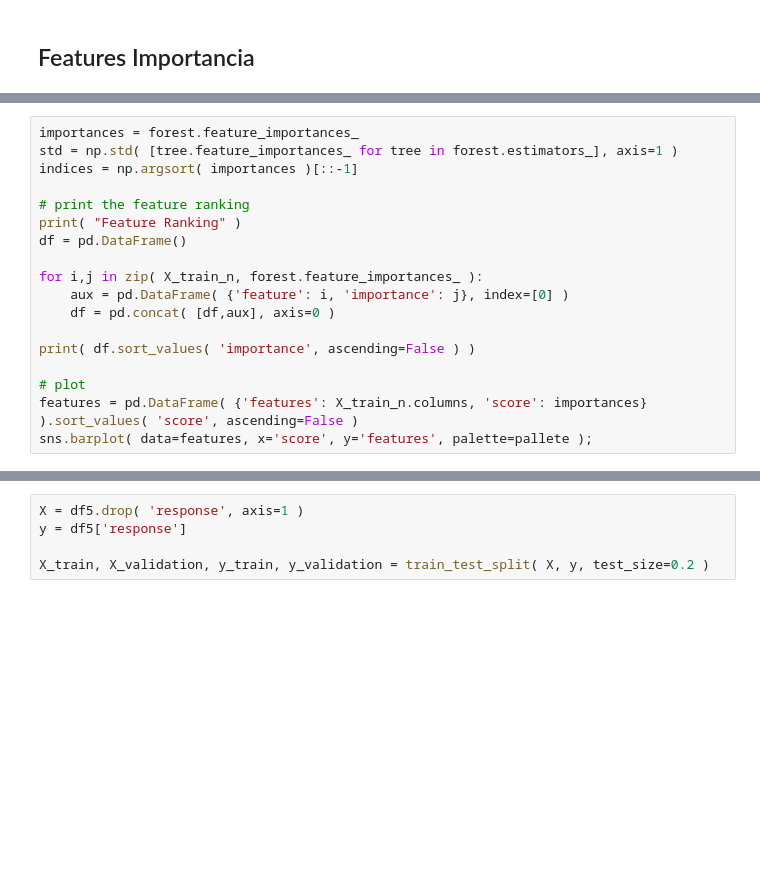
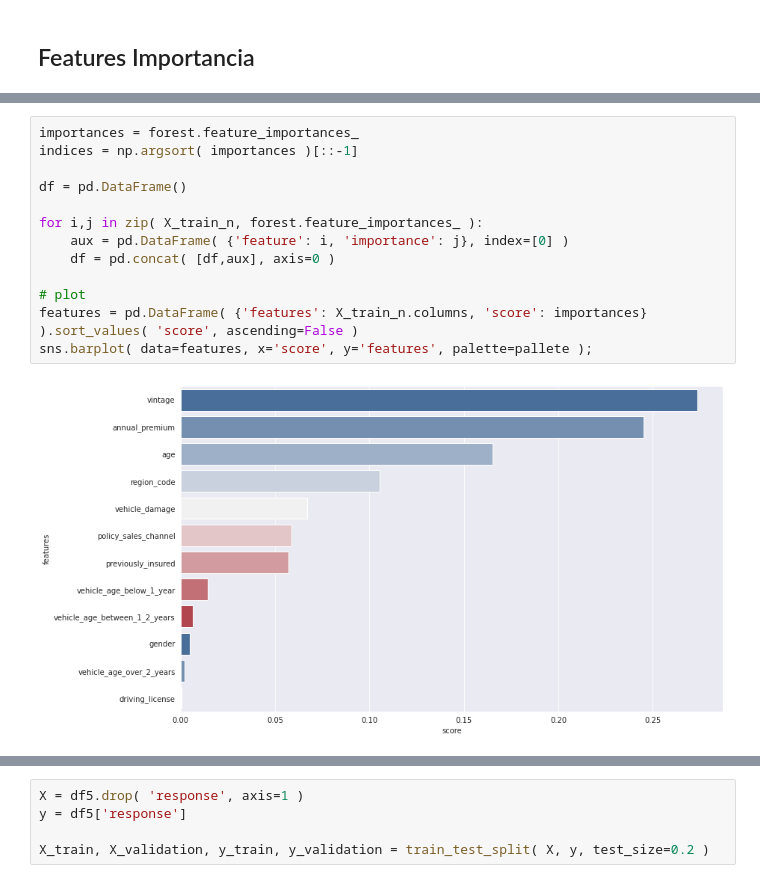
Before and after one commit to marcosvliras/health_insurance_cross_sell, a Jupyter notebook: HICross_sell.ipynb, the cells around one changed output, grey strips where cells are left out. Cells and saved outputs as stored; diff of their text form; blank space fills up the shorter version.

```diff
--- a/HICross_sell.ipynb
+++ b/HICross_sell.ipynb
@@ -811,18 +811,15 @@ KeyboardInterrupt:
 # %%
 importances = forest.feature_importances_
-std = np.std( [tree.feature_importances_ for tree in forest.estimators_], axis=1 )
 indices = np.argsort( importances )[::-1]
 
-# print the feature ranking
-print( "Feature Ranking" )
 df = pd.DataFrame()
 
 for i,j in zip( X_train_n, forest.feature_importances_ ):
     aux = pd.DataFrame( {'feature': i, 'importance': j}, index=[0] )
     df = pd.concat( [df,aux], axis=0 )
 
-print( df.sort_values( 'importance', ascending=False ) )
-
 # plot
 features = pd.DataFrame( {'features': X_train_n.columns, 'score': importances} ).sort_values( 'score', ascending=False )
 sns.barplot( data=features, x='score', y='features', palette=pallete );
+# %% [output]
+[figure, added]
```
Also changed, not shown: parts of 35 cells of this notebook.
